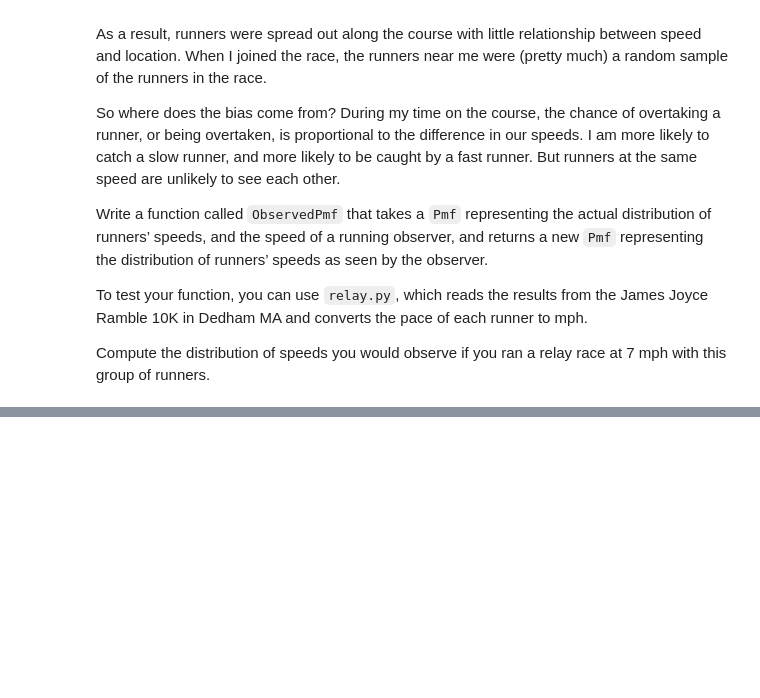
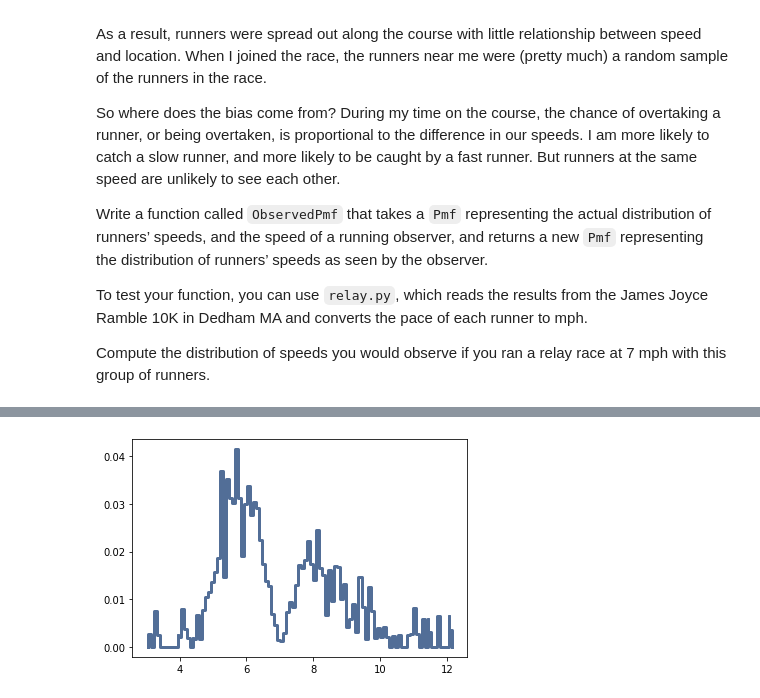
Before and after one commit to jmstrnthl/ThinkStats2, a Jupyter notebook: code/chap03ex.ipynb, the cells around one changed output, grey strips where cells are left out. Saved outputs shown, nothing was run; the diff lists cells and outputs as text; code cells hidden in the pictures; blank space fills up the shorter version.

```diff
--- a/code/chap03ex.ipynb
+++ b/code/chap03ex.ipynb
@@ -418,0 +412,27 @@ thinkplot.Config(xlabel='Speed (mph)', ylabel='PMF')
+# %%
+# Solution goes here
+def ObservedPmf(pmf, speed_observer):
+    observed_pmf = pmf.Copy(label='observed')
+
+    # find the difference in speed bw the oberserver (speed_observer) and observed (x)
+    # multiply the probability by the difference between the two scaled by what?
+    # normalize
+
+    for speed, probability in pmf.Items():
+        diff = abs(speed_observer-speed)
+        observed_pmf.Mult(speed, diff)
+
+    observed_pmf.Normalize()
+    return observed_pmf
+# %%
+# Solution goes here
+results = relay.ReadResults()
+speeds = relay.GetSpeeds(results)
+speeds = relay.BinData(speeds, 3, 12, 100)
+actual_pmf = thinkstats2.Pmf(speeds, label = 'actual speeds')
+
+observed_pmf = ObservedPmf(actual_pmf, 7)
+
+thinkplot.Pmf(observed_pmf)
+# %% [output]
+[figure, added]
```
Also changed, not shown: parts of 12 cells of this notebook, 1 other file.
